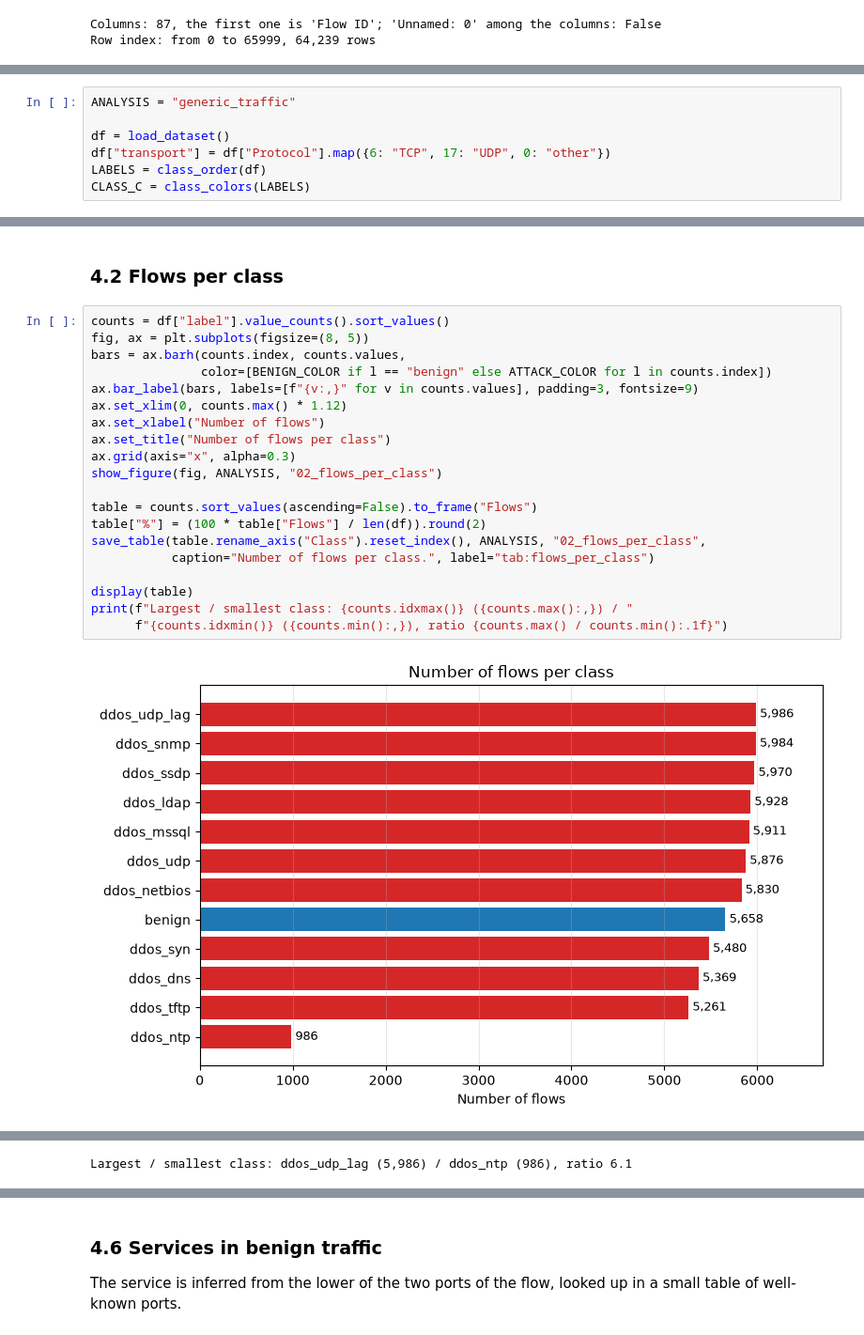
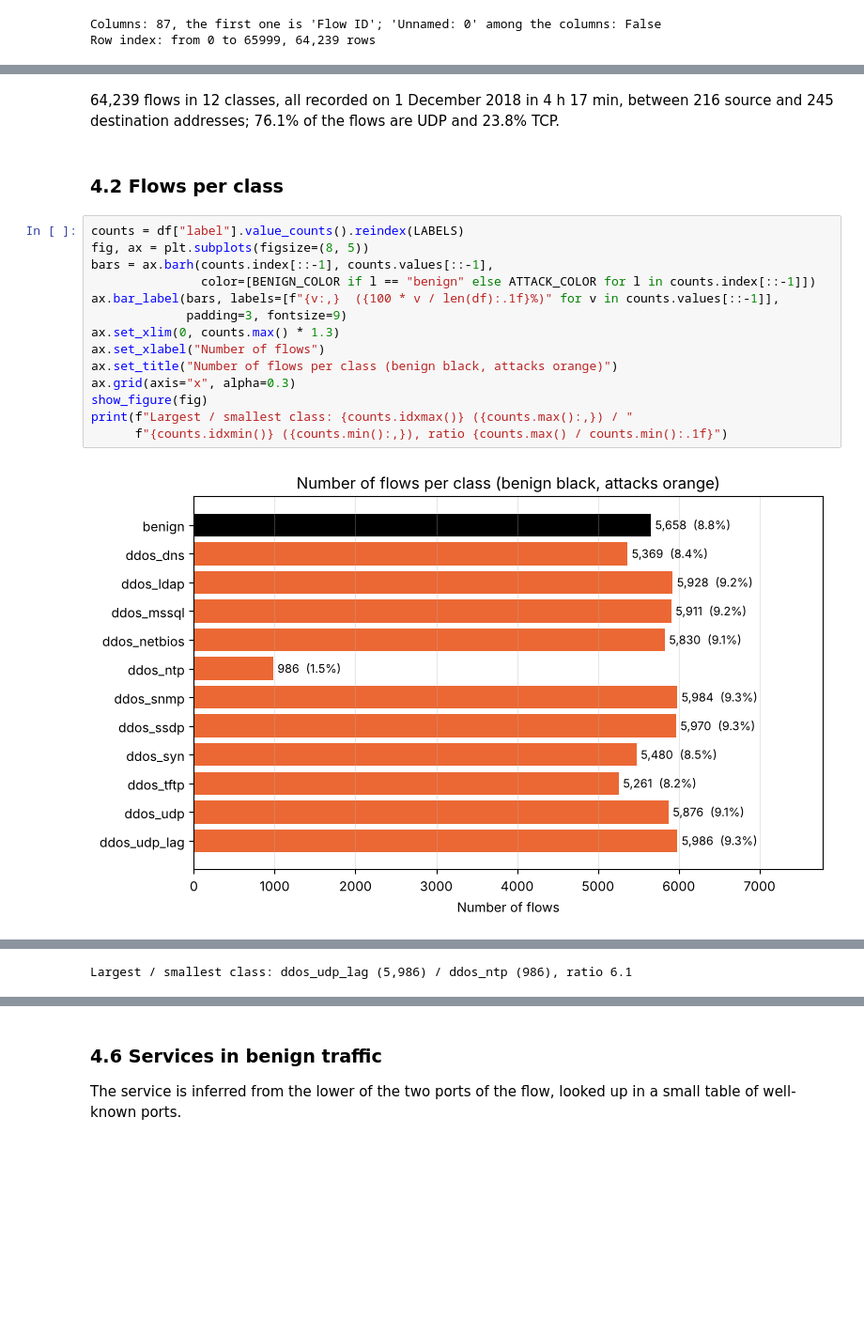
Before and after one commit to Simon1903123/ML4N_Project, a Jupyter notebook: project/analisi_dataset.ipynb, the cells around one changed output, grey strips where cells are left out. Shown at 94% size. Cells and saved outputs as stored; diff of their text form; blank space fills up the shorter version.

```diff
--- a/project/analisi_dataset.ipynb
+++ b/project/analisi_dataset.ipynb
@@ -521,7 +179,0 @@ The dataset as a whole, before looking at single features: a summary table, the
-# %%
-ANALYSIS = "generic_traffic"
-
-df = load_dataset()
-df["transport"] = df["Protocol"].map({6: "TCP", 17: "UDP", 0: "other"})
-LABELS = class_order(df)
-CLASS_C = class_colors(LABELS)
@@ -562,24 +521,20 @@ The table gathers the numbers of §3: 64,239 flows in 12 classes, recorded in 4
+# %% [markdown]
+64,239 flows in 12 classes, all recorded on 1 December 2018 in 4 h 17 min, between 216 source and 245 destination addresses; 76.1% of the flows are UDP and 23.8% TCP.
 # %% [markdown]
 ### 4.2 Flows per class
 # %%
-counts = df["label"].value_counts().sort_values()
+counts = df["label"].value_counts().reindex(LABELS)
 fig, ax = plt.subplots(figsize=(8, 5))
-bars = ax.barh(counts.index, counts.values,
-               color=[BENIGN_COLOR if l == "benign" else ATTACK_COLOR for l in counts.index])
-ax.bar_label(bars, labels=[f"{v:,}" for v in counts.values], padding=3, fontsize=9)
-ax.set_xlim(0, counts.max() * 1.12)
+bars = ax.barh(counts.index[::-1], counts.values[::-1],
+               color=[BENIGN_COLOR if l == "benign" else ATTACK_COLOR for l in counts.index[::-1]])
+ax.bar_label(bars, labels=[f"{v:,}  ({100 * v / len(df):.1f}%)" for v in counts.values[::-1]],
+             padding=3, fontsize=9)
+ax.set_xlim(0, counts.max() * 1.3)
 ax.set_xlabel("Number of flows")
-ax.set_title("Number of flows per class")
+ax.set_title("Number of flows per class (benign black, attacks orange)")
 ax.grid(axis="x", alpha=0.3)
-show_figure(fig, ANALYSIS, "02_flows_per_class")
-
-table = counts.sort_values(ascending=False).to_frame("Flows")
-table["%"] = (100 * table["Flows"] / len(df)).round(2)
-save_table(table.rename_axis("Class").reset_index(), ANALYSIS, "02_flows_per_class",
-           caption="Number of flows per class.", label="tab:flows_per_class")
-
-display(table)
+show_figure(fig)
 print(f"Largest / smallest class: {counts.idxmax()} ({counts.max():,}) / "
       f"{counts.idxmin()} ({counts.min():,}), ratio {counts.max() / counts.min():.1f}")
 # %% [output]
-[figure, old version]
+[figure, new version]
```
Also changed, not shown: parts of 350 cells of this notebook, 51 other files.
